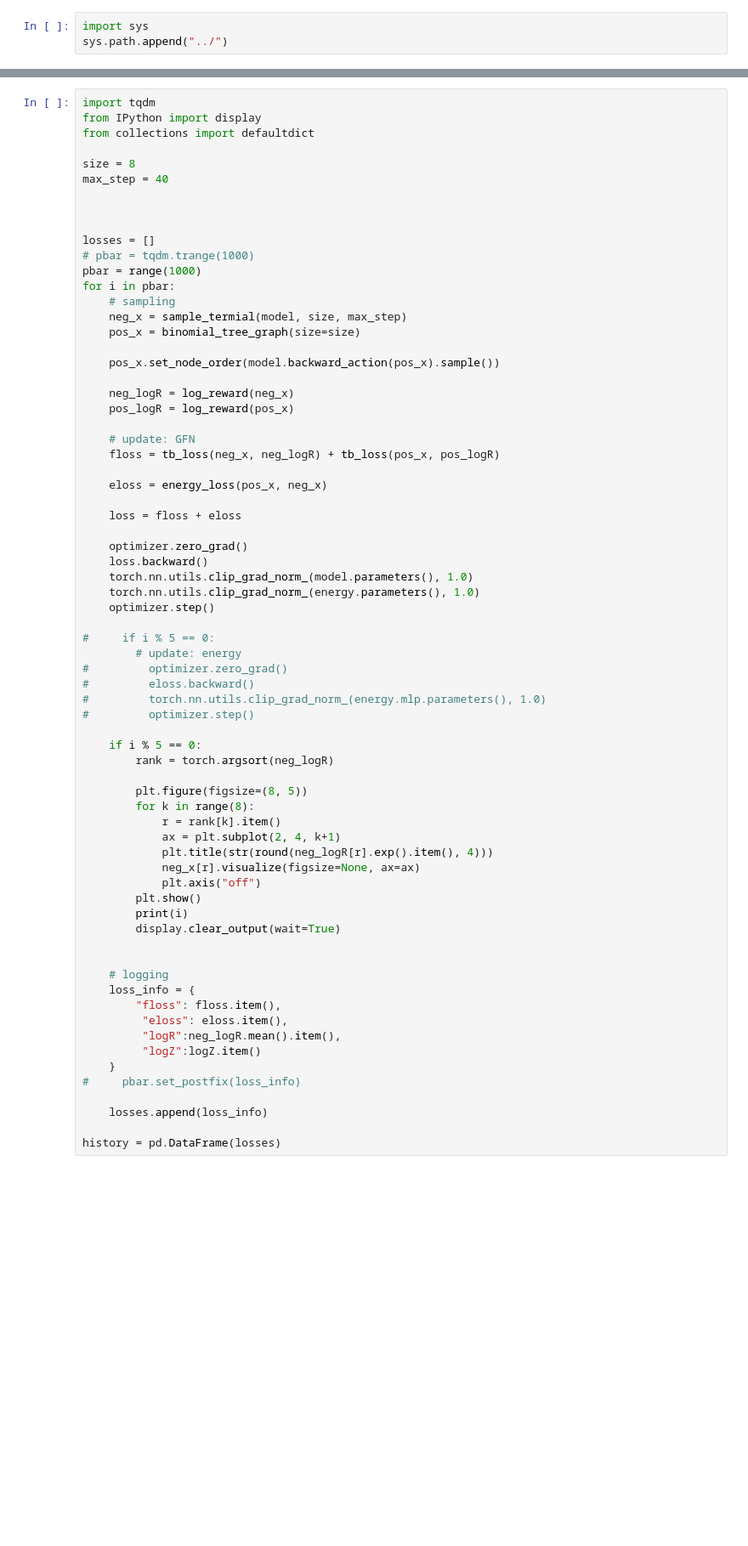
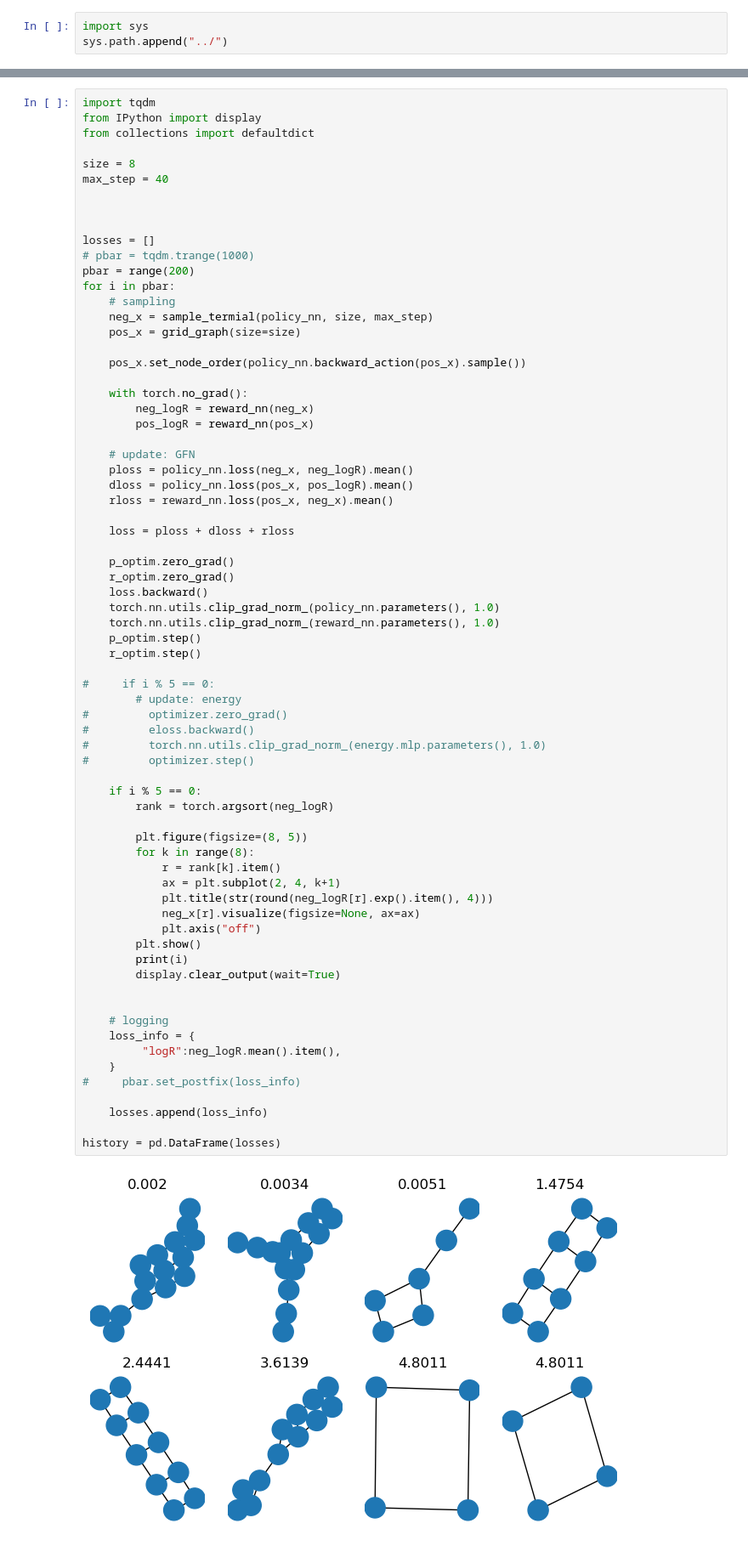
Before and after one commit to hohyun312/igfn, a Jupyter notebook: notebook/random_graph.ipynb, the cells around one changed output, grey strips where cells are left out. Shown: that part at 85% size. Saved outputs shown, nothing was run; the diff lists cells and outputs as text; blank space fills up the shorter version.

Commit message:
Rename: energy -> reward

```diff
--- a/notebook/random_graph.ipynb
+++ b/notebook/random_graph.ipynb
@@ -96,62 +109,63 @@ max_step = 40
 
 losses = []
 # pbar = tqdm.trange(1000)
-pbar = range(1000)
+pbar = range(200)
 for i in pbar:
     # sampling
-    neg_x = sample_termial(model, size, max_step)
-    pos_x = binomial_tree_graph(size=size)
+    neg_x = sample_termial(policy_nn, size, max_step)
+    pos_x = grid_graph(size=size)
 
-    pos_x.set_node_order(model.backward_action(pos_x).sample())
+    pos_x.set_node_order(policy_nn.backward_action(pos_x).sample())
 
-    neg_logR = log_reward(neg_x)
-    pos_logR = log_reward(pos_x)
+    with torch.no_grad():
+        neg_logR = reward_nn(neg_x)
+        pos_logR = reward_nn(pos_x)
 
     # update: GFN
-    floss = tb_loss(neg_x, neg_logR) + tb_loss(pos_x, pos_logR)
+    ploss = policy_nn.loss(neg_x, neg_logR).mean()
+    dloss = policy_nn.loss(pos_x, pos_logR).mean()
+    rloss = reward_nn.loss(pos_x, neg_x).mean()
 
-    eloss = energy_loss(pos_x, neg_x)
+    loss = ploss + dloss + rloss
 
-    loss = floss + eloss
-
-    optimizer.zero_grad()
+    p_optim.zero_grad()
+    r_optim.zero_grad()
     loss.backward()
-    torch.nn.utils.clip_grad_norm_(model.parameters(), 1.0)
-    torch.nn.utils.clip_grad_norm_(energy.parameters(), 1.0)
-    optimizer.step()
+    torch.nn.utils.clip_grad_norm_(policy_nn.parameters(), 1.0)
+    torch.nn.utils.clip_grad_norm_(reward_nn.parameters(), 1.0)
+    p_optim.step()
+    r_optim.step()
 
 #     if i % 5 == 0:
         # update: energy
 #         optimizer.zero_grad()
 #         eloss.backward()
 #         torch.nn.utils.clip_grad_norm_(energy.mlp.parameters(), 1.0)
 #         optimizer.step()
 
     if i % 5 == 0:
         rank = torch.argsort(neg_logR)
 
         plt.figure(figsize=(8, 5))
         for k in range(8):
             r = rank[k].item()
             ax = plt.subplot(2, 4, k+1)
             plt.title(str(round(neg_logR[r].exp().item(), 4)))
             neg_x[r].visualize(figsize=None, ax=ax)
             plt.axis("off")
         plt.show()
         print(i)
         display.clear_output(wait=True)
 
 
     # logging
     loss_info = {
-        "floss": floss.item(),
-         "eloss": eloss.item(),
          "logR":neg_logR.mean().item(),
-         "logZ":logZ.item()
     }
 #     pbar.set_postfix(loss_info)
 
     losses.append(loss_info)
 
 history = pd.DataFrame(losses)
 # %% [output]
+[figure, added]
```
Also changed, not shown: parts of 7 cells of this notebook, 1 other file.
